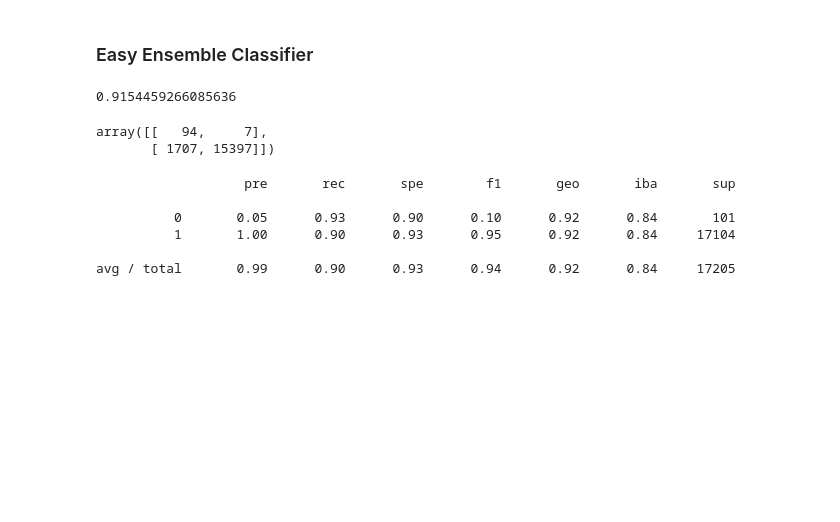
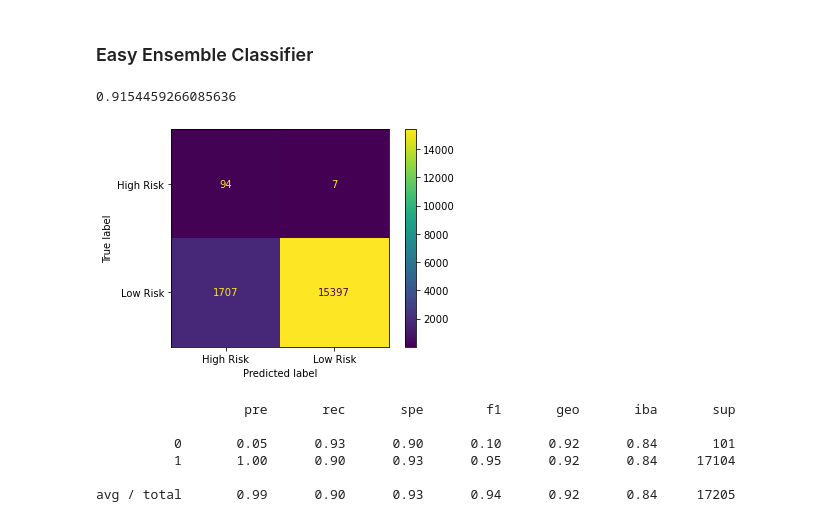
Before and after one commit to adamgulyas/credit-risk-evaluator, a Jupyter notebook: credit_risk_ensemble.ipynb, the cells around one changed output. Cells and saved outputs as stored; diff of their text form; code cells hidden in the pictures; blank space fills up the shorter version.

```diff
--- a/credit_risk_ensemble.ipynb
+++ b/credit_risk_ensemble.ipynb
@@ -167,10 +181,9 @@ balanced_accuracy_score(y_test, y_pred_eec)
 0.9154459266085636
 # %%
 # Display the confusion matrix
-confusion_matrix(y_test, y_pred_eec)
+plot_confusion_matrix(y_test, y_pred_eec)
 # %% [output]
-array([[   94,     7],
-       [ 1707, 15397]])
+[figure, added]
 # %%
 # Print the imbalanced classification report
 print(classification_report_imbalanced(y_test, y_pred_eec))
```
Also changed, not shown: parts of 9 cells of this notebook.
